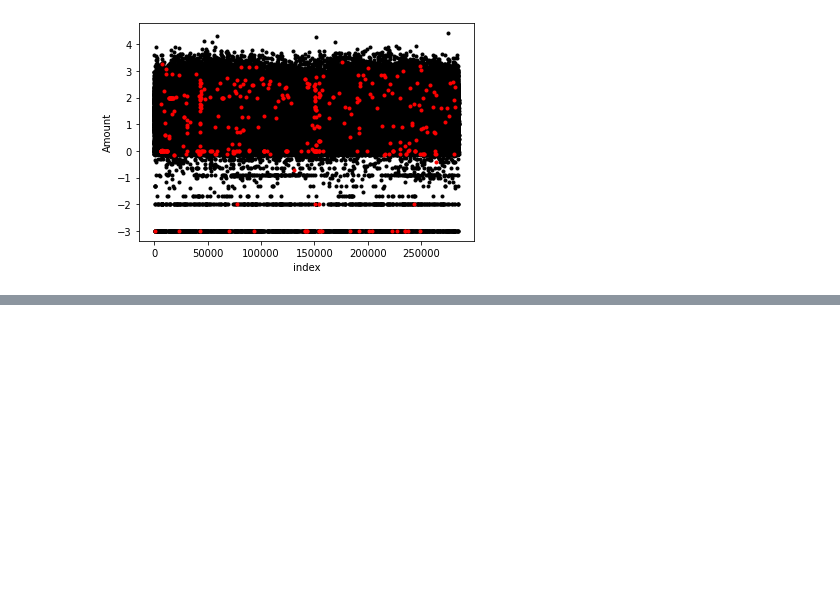
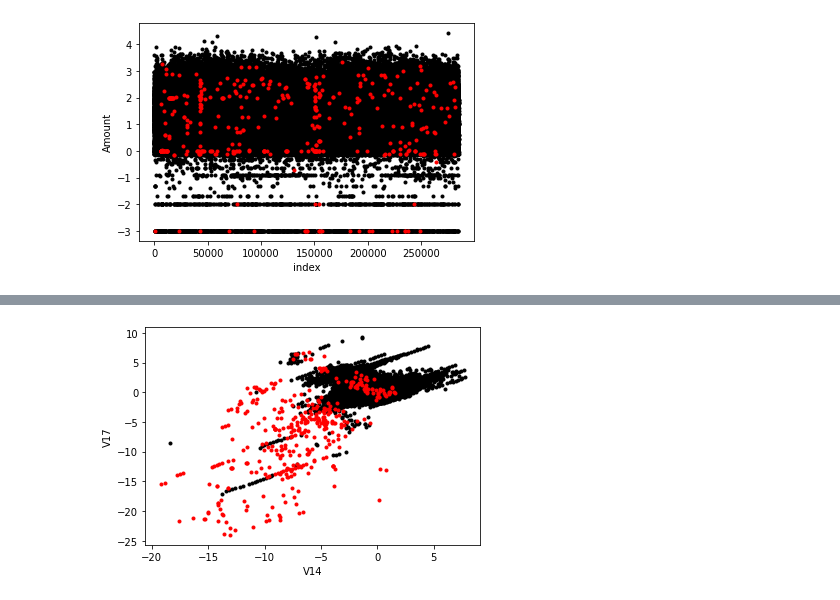
Before and after one commit to TimSim/FraudDetection, a Jupyter notebook: CreditCardFraudDetectionTF.ipynb, the cells around one changed output, grey strips where cells are left out. Cells and saved outputs as stored; diff of their text form; code cells hidden in the pictures; blank space fills up the shorter version.

```diff
--- a/CreditCardFraudDetectionTF.ipynb
+++ b/CreditCardFraudDetectionTF.ipynb
@@ -158,0 +210,4 @@ plotImbalancedSeries(X_tv,y_tv,'Amount')
+# %%
+scatterTwoFields_Imbalanced(X_tv,y_tv,'V14','V17')
+# %% [output]
+[figure, added]
```
Also changed, not shown: parts of 38 cells of this notebook.
